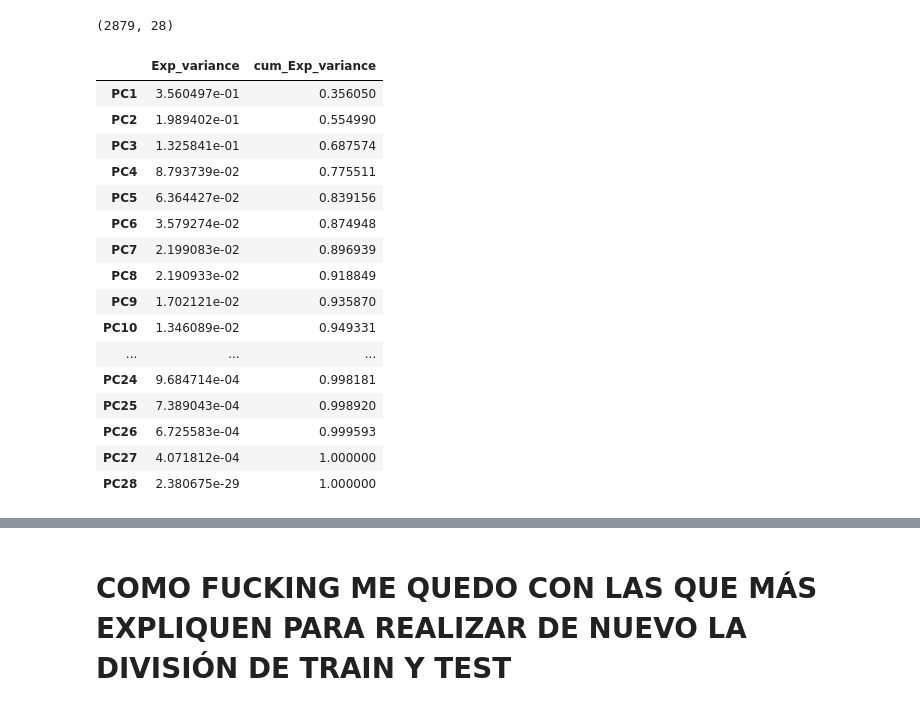
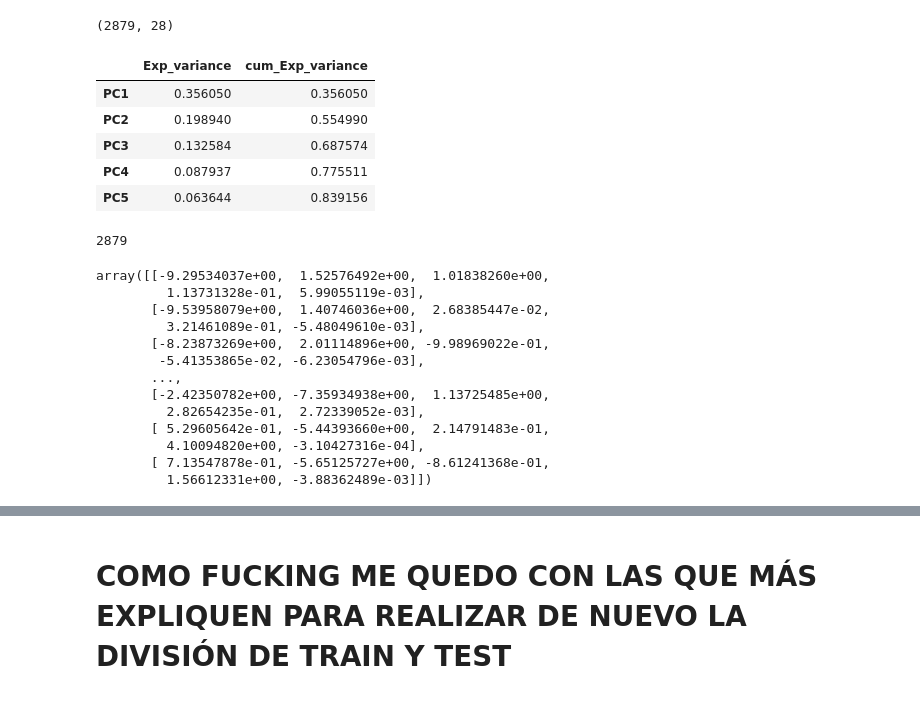
Before and after one commit to maroacc/ensemble, a Jupyter notebook: ass1_ML2_GRUPO_Ana.ipynb, the cells around one changed output, grey strips where cells are left out. Saved outputs shown, nothing was run; the diff lists cells and outputs as text; code cells hidden in the pictures.

```diff
--- a/ass1_ML2_GRUPO_Ana.ipynb
+++ b/ass1_ML2_GRUPO_Ana.ipynb
@@ -688,26 +832,38 @@ df_pca.shape
 # %%
 exp_variance = pd.DataFrame(data=pca.explained_variance_ratio_, index = ['PC' + str(n_pca + 1) for n_pca in range(pca.n_components)], columns=['Exp_variance'])
 exp_variance['cum_Exp_variance'] = exp_variance['Exp_variance'].cumsum()
-exp_variance
+exp_variance.head(5)
 
 # Con la CP1 estoy esplicando el 36% de los datos
 # Con la CP2 estoy explicando el 55% de los datos
 # %% [output]
 |  | Exp_variance | cum_Exp_variance |
-| PC1 | 3.560497e-01 | 0.356050 |
-| PC2 | 1.989402e-01 | 0.554990 |
-| PC3 | 1.325841e-01 | 0.687574 |
-| PC4 | 8.793739e-02 | 0.775511 |
-| PC5 | 6.364427e-02 | 0.839156 |
-| PC6 | 3.579274e-02 | 0.874948 |
-| PC7 | 2.199083e-02 | 0.896939 |
-| PC8 | 2.190933e-02 | 0.918849 |
-| PC9 | 1.702121e-02 | 0.935870 |
-| PC10 | 1.346089e-02 | 0.949331 |
-| ... | ... | ... |
-| PC24 | 9.684714e-04 | 0.998181 |
-| PC25 | 7.389043e-04 | 0.998920 |
-| PC26 | 6.725583e-04 | 0.999593 |
-| PC27 | 4.071812e-04 | 1.000000 |
-| PC28 | 2.380675e-29 | 1.000000 |
+| PC1 | 0.356050 | 0.356050 |
+| PC2 | 0.198940 | 0.554990 |
+| PC3 | 0.132584 | 0.687574 |
+| PC4 | 0.087937 | 0.775511 |
+| PC5 | 0.063644 | 0.839156 |
+# %%
+# Ajustar el modelo PCA a los datos
+pca.fit(X)
+
+# Obtener las primeras 5 componentes principales
+X_pca = pca.transform(X)[:, :5]
+print(len(X_pca))
+X_pca
+# %% [output]
+2879
+array([[-9.29534037e+00,  1.52576492e+00,  1.01838260e+00,
+         1.13731328e-01,  5.99055119e-03],
+       [-9.53958079e+00,  1.40746036e+00,  2.68385447e-02,
+         3.21461089e-01, -5.48049610e-03],
+       [-8.23873269e+00,  2.01114896e+00, -9.98969022e-01,
+        -5.41353865e-02, -6.23054796e-03],
+       ...,
+       [-2.42350782e+00, -7.35934938e+00,  1.13725485e+00,
+         2.82654235e-01,  2.72339052e-03],
+       [ 5.29605642e-01, -5.44393660e+00,  2.14791483e-01,
+         4.10094820e+00, -3.10427316e-04],
+       [ 7.13547878e-01, -5.65125727e+00, -8.61241368e-01,
+         1.56612331e+00, -3.88362489e-03]])
 # %%
```
Also changed, not shown: parts of 37 cells of this notebook, 1 other file.
